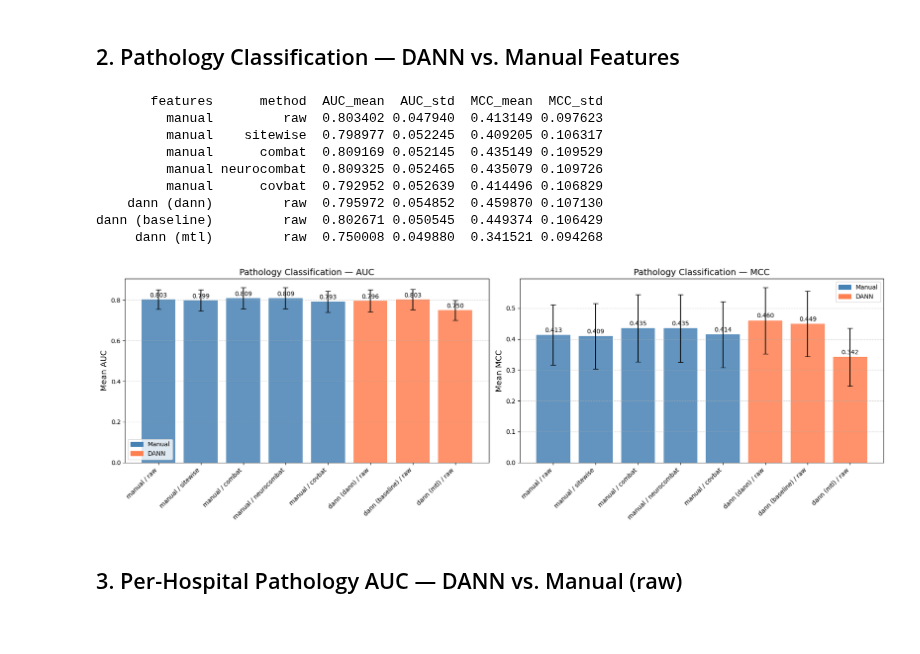
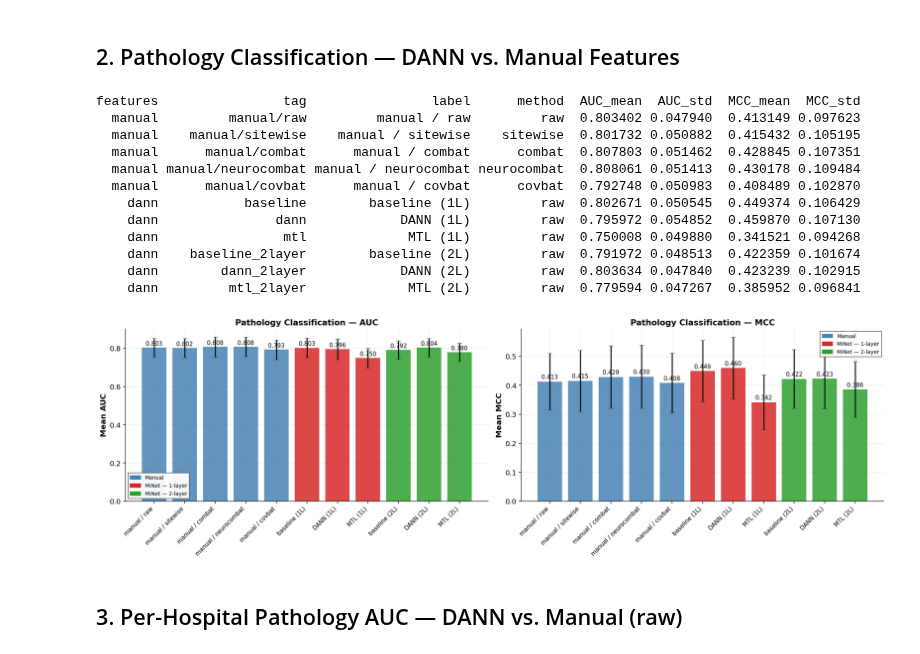
Before and after one commit to chox7/eeg-site-effects, a Jupyter notebook: notebooks/04_dann/01_dann_evaluation.ipynb, the cells around one changed output. Cells and saved outputs as stored; diff of their text form; code cells hidden in the pictures.

```diff
--- a/notebooks/04_dann/01_dann_evaluation.ipynb
+++ b/notebooks/04_dann/01_dann_evaluation.ipynb
@@ -125,9 +158,9 @@ dann (baseline)         raw  0.307458 0.009255
 # %%
-fig, ax = plt.subplots(figsize=(12, 6))
+fig, ax = plt.subplots(figsize=(13, 6))
 
 cs = comparison_site.copy()
-labels = cs['features'] + ' / ' + cs['method']
-colors = ['steelblue' if 'manual' in f else 'coral' for f in cs['features']]
+labels = cs['label']
+colors = [depth_color(t) for t in cs['tag']]
 
 bars = ax.bar(range(len(cs)), cs['MCC_mean'], yerr=cs['MCC_std'],
               capsize=4, color=colors, alpha=0.85)
@@ -144,10 +177,11 @@ ax.set_ylim(0, 1.1)
 ax.grid(axis='y', linestyle='--', alpha=0.5)
 ax.axhline(y=0, color='black', linewidth=0.5)
 
-# Legend
+# Legend: colour encodes feature family / extractor depth
 from matplotlib.patches import Patch
 ax.legend(handles=[Patch(color='steelblue', label='Manual features'),
-                    Patch(color='coral', label='DANN features')],
+                    Patch(color='#d62728', label='MiNet — 1-layer'),
+                    Patch(color='#2ca02c', label='MiNet — 2-layer')],
           fontsize=11)
 fig.tight_layout()
 fig.savefig(f'{FIGURES_DIR}/site_mcc_dann_vs_manual.png', dpi=150, bbox_inches='tight')
@@ -166,6 +200,8 @@ for method in METHODS:
     if not mdf.empty:
         rows.append({
             'features': 'manual',
+            'tag': f'manual/{method}',
+            'label': f'manual / {method}',
             'method': method,
             'AUC_mean': mdf['auc'].mean(),
             'AUC_std': mdf['auc'].std(),
@@ -173,10 +209,13 @@ for method in METHODS:
             'MCC_std': mdf['mcc'].std()
         })
 
-for tag_val in dann_patho_raw['tag'].unique():
+# DANN — both 1-layer and 2-layer extractor depths
+for tag_val in [t for t in DANN_TAG_ORDER if t in dann_patho_raw['tag'].unique()]:
     tdf = dann_patho_raw[dann_patho_raw['tag'] == tag_val]
     rows.append({
-        'features': f'dann ({tag_val})' if pd.notna(tag_val) else 'dann',
+        'features': 'dann',
+        'tag': tag_val,
+        'label': TAG_LABEL.get(tag_val, tag_val),
         'method': 'raw',
         'AUC_mean': tdf['auc'].mean(),
         'AUC_std': tdf['auc'].std(),
@@ -188,46 +227,51 @@ comparison_patho = pd.DataFrame(rows)
 print(comparison_patho.to_string(index=False))
 comparison_patho.to_csv(f'{TABLES_DIR}/patho_comparison_dann_vs_manual.csv', index=False)
 # %% [output]
-       features      method  AUC_mean  AUC_std  MCC_mean  MCC_std
-         manual         raw  0.803402 0.047940  0.413149 0.097623
-         manual    sitewise  0.798977 0.052245  0.409205 0.106317
-         manual      combat  0.809169 0.052145  0.435149 0.109529
-         manual neurocombat  0.809325 0.052465  0.435079 0.109726
-         manual      covbat  0.792952 0.052639  0.414496 0.106829
-    dann (dann)         raw  0.795972 0.054852  0.459870 0.107130
-dann (baseline)         raw  0.802671 0.050545  0.449374 0.106429
-     dann (mtl)         raw  0.750008 0.049880  0.341521 0.094268
+features                tag                label      method  AUC_mean  AUC_std  MCC_mean  MCC_std
+  manual         manual/raw         manual / raw         raw  0.803402 0.047940  0.413149 0.097623
+  manual    manual/sitewise    manual / sitewise    sitewise  0.801732 0.050882  0.415432 0.105195
+  manual      manual/combat      manual / combat      combat  0.807803 0.051462  0.428845 0.107351
+  manual manual/neurocombat manual / neurocombat neurocombat  0.808061 0.051413  0.430178 0.109484
+  manual      manual/covbat      manual / covbat      covbat  0.792748 0.050983  0.408489 0.102870
+    dann           baseline        baseline (1L)         raw  0.802671 0.050545  0.449374 0.106429
+    dann               dann            DANN (1L)         raw  0.795972 0.054852  0.459870 0.107130
+    dann                mtl             MTL (1L)         raw  0.750008 0.049880  0.341521 0.094268
+    dann    baseline_2layer        baseline (2L)         raw  0.791972 0.048513  0.422359 0.101674
+    dann        dann_2layer            DANN (2L)         raw  0.803634 0.047840  0.423239 0.102915
+    dann         mtl_2layer             MTL (2L)         raw  0.779594 0.047267  0.385952 0.096841
 # %%
-fig, axes = plt.subplots(1, 2, figsize=(18, 6))
+fig, axes = plt.subplots(1, 2, figsize=(19, 6))
 
 cp = comparison_patho.copy()
-labels = cp['features'] + ' / ' + cp['method']
-colors = ['steelblue' if 'manual' in f else 'coral' for f in cp['features']]
+labels = cp['label']
+colors = [depth_color(t) for t in cp['tag']]
 
 for ax, metric, metric_col in zip(axes, ['AUC', 'MCC'], ['AUC_mean', 'MCC_mean']):
     std_col = metric_col.replace('mean', 'std')
     bars = ax.bar(range(len(cp)), cp[metric_col], yerr=cp[std_col],
                   capsize=4, color=colors, alpha=0.85)
 
     for bar, val in zip(bars, cp[metric_col]):
         ax.text(bar.get_x() + bar.get_width()/2, bar.get_height() + 0.005,
                 f'{val:.3f}', ha='center', va='bottom', fontsize=10)
 
     ax.set_xticks(range(len(cp)))
     ax.set_xticklabels(labels, rotation=45, ha='right', fontsize=10)
     ax.set_ylabel(f'Mean {metric}', fontsize=13)
     ax.set_title(f'Pathology Classification — {metric}', fontsize=14)
     ax.grid(axis='y', linestyle='--', alpha=0.5)
 
     from matplotlib.patches import Patch
     ax.legend(handles=[Patch(color='steelblue', label='Manual'),
-                        Patch(color='coral', label='DANN')], fontsize=10)
+                        Patch(color='#d62728', label='MiNet — 1-layer'),
+                        Patch(color='#2ca02c', label='MiNet — 2-layer')],
+              fontsize=9)
 
 fig.tight_layout()
 fig.savefig(f'{FIGURES_DIR}/patho_dann_vs_manual.png', dpi=150, bbox_inches='tight')
 plt.show()
 # %% [output]
-[figure, old version]
+[figure, new version]
 # %% [markdown]
 ## 3. Per-Hospital Pathology AUC — DANN vs. Manual (raw)
 # %%
```
Also changed, not shown: parts of 11 cells of this notebook, 38 other files.
